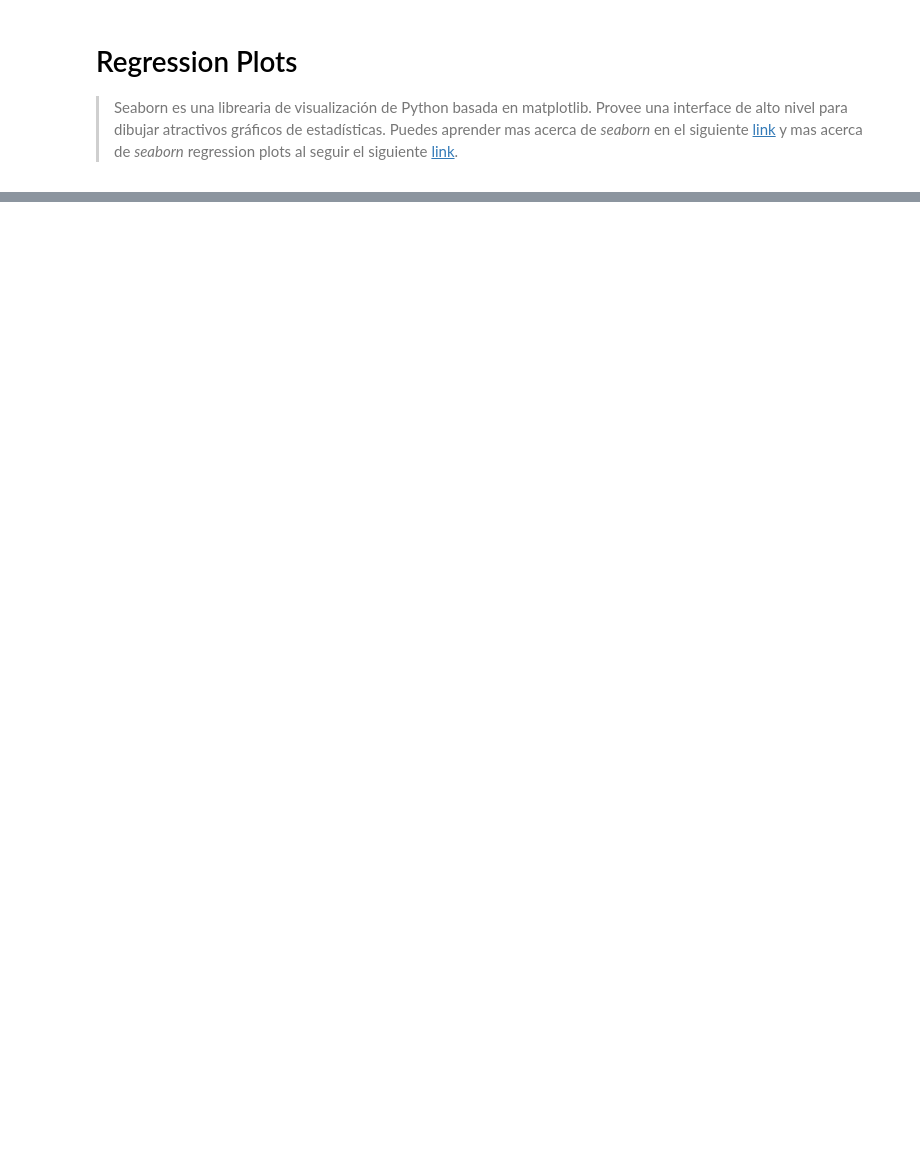
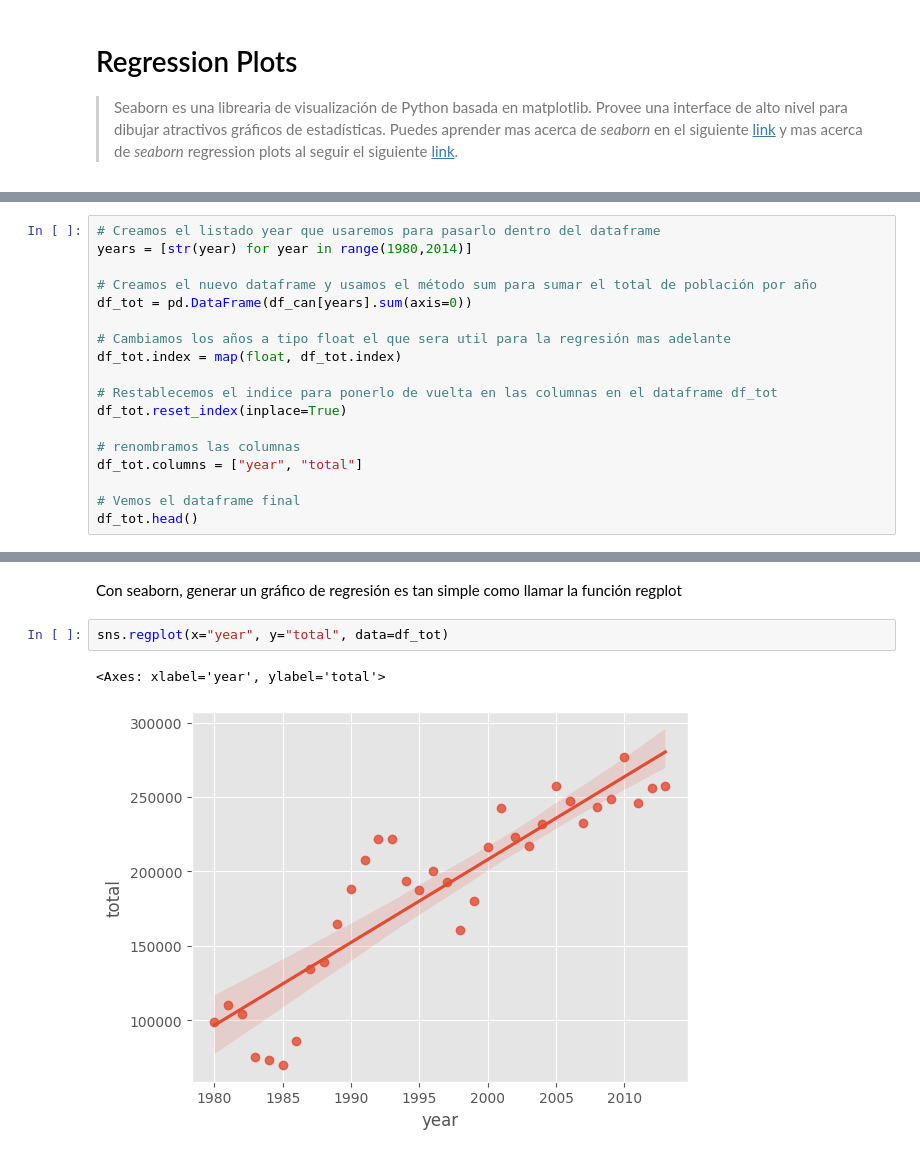
Before and after one commit to reivincitot/Curso-ibm, a Jupyter notebook: Data visualization with python/waffleChartsWordCloudsRegressionplots.ipynb, the cells around one changed output, grey strips where cells are left out. Cells and saved outputs as stored; diff of their text form; blank space fills up the shorter version.

Commit message:
Final del lab waffle chart, Word Clouds, Regression plot

```diff
--- a/Data visualization with python/waffleChartsWordCloudsRegressionplots.ipynb
+++ b/Data visualization with python/waffleChartsWordCloudsRegressionplots.ipynb
@@ -641,0 +653,18 @@ plt.show()
+# %%
+# Creamos el listado year que usaremos para pasarlo dentro del dataframe
+years = [str(year) for year in range(1980,2014)]
+
+# Creamos el nuevo dataframe y usamos el método sum para sumar el total de población por año
+df_tot = pd.DataFrame(df_can[years].sum(axis=0))
+
+# Cambiamos los años a tipo float el que sera util para la regresión mas adelante
+df_tot.index = map(float, df_tot.index)
+
+# Restablecemos el indice para ponerlo de vuelta en las columnas en el dataframe df_tot
+df_tot.reset_index(inplace=True)
+
+# renombramos las columnas
+df_tot.columns = ["year", "total"]
+
+# Vemos el dataframe final
+df_tot.head()
@@ -641,0 +678,7 @@ plt.show()
+# %% [markdown]
+Con seaborn, generar un gráfico de regresión es tan simple como llamar la función regplot
+# %%
+sns.regplot(x="year", y="total", data=df_tot)
+# %% [output]
+<Axes: xlabel='year', ylabel='total'>
+[figure, added]
```
Also changed, not shown: parts of 25 cells of this notebook.
